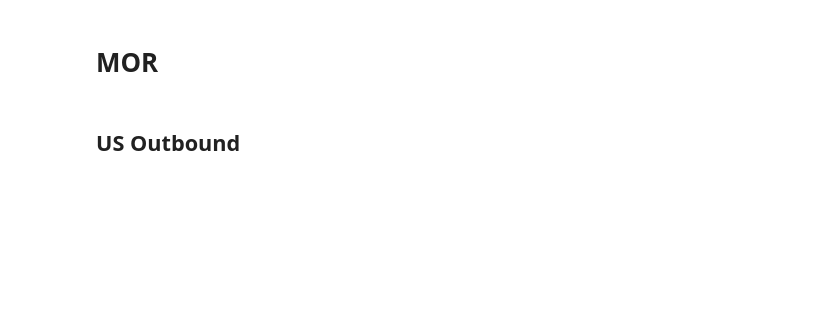
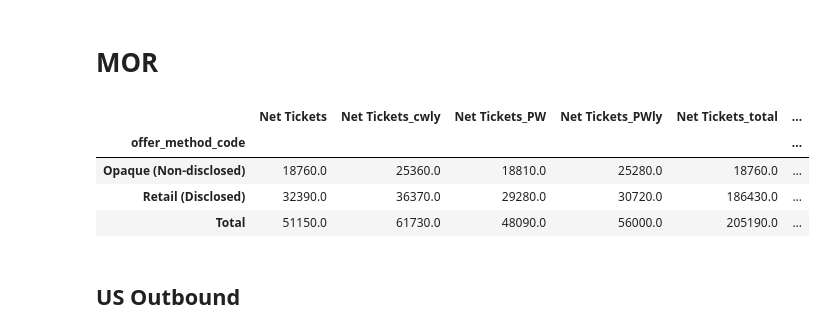
Before and after one commit to shiyunye/Flight-Weekly-Note, a Jupyter notebook: code/weeklynote_used.ipynb, the cells around one changed output. Cells and saved outputs as stored; diff of their text form; code cells hidden in the pictures; blank space fills up the shorter version.

```diff
--- a/code/weeklynote_used.ipynb
+++ b/code/weeklynote_used.ipynb
@@ -295,33 +278,40 @@ df_source
 df_mor= pd.DataFrame()
 df_mor['Net Tickets'] = df_pricelince[(df_pricelince['wk_ending'] == end_date)& ((df_pricelince['merchant_of_record'] == 'VCC')|(df_pricelince['merchant_of_record'] == 'PCLN'))].groupby(['offer_method_code'])['net_tkts_cy'].sum().round(-1).astype(int)
 df_mor['Net Tickets_cwly'] = df_pricelince[(df_pricelince['wk_ending'] == end_date)& ((df_pricelince['merchant_of_record'] == 'VCC')|(df_pricelince['merchant_of_record'] == 'PCLN'))].groupby(['offer_method_code'])['net_tkts_ly'].sum().round(-1).astype(int)
 df_mor['Net Tickets_PW'] = df_pricelince[(df_pricelince['wk_ending'] == pp_end_date)& ((df_pricelince['merchant_of_record'] == 'VCC')|(df_pricelince['merchant_of_record'] == 'PCLN'))].groupby(['offer_method_code'])['net_tkts_cy'].sum().round(-1).astype(int)
 df_mor['Net Tickets_PWly'] = df_pricelince[(df_pricelince['wk_ending'] == pp_end_date)& ((df_pricelince['merchant_of_record'] == 'VCC')|(df_pricelince['merchant_of_record'] == 'PCLN'))].groupby(['offer_method_code'])['net_tkts_ly'].sum().round(-1).astype(int)
 
 
 # Calculate YoY and YoY PW
 df_mor.loc['Total','Net Tickets':'Net Tickets_PWly']=[df_mor['Net Tickets'].sum(),df_mor['Net Tickets_cwly'].sum(),df_mor['Net Tickets_PW'].sum(), df_mor['Net Tickets_PWly'].sum()]
 
 
 # Create df_mor_1
 df_mor_1= pd.DataFrame()
 df_mor_1['Net Tickets'] = df_pricelince[(df_pricelince['wk_ending'] == end_date)].groupby(['offer_method_code'])['net_tkts_cy'].sum().round(-1).astype(int)
 df_mor_1['Net Tickets_cwly'] = df_pricelince[(df_pricelince['wk_ending'] == end_date)].groupby(['offer_method_code'])['net_tkts_ly'].sum().round(-1).astype(int)
 df_mor_1['Net Tickets_PW'] = df_pricelince[(df_pricelince['wk_ending'] == pp_end_date)].groupby(['offer_method_code'])['net_tkts_cy'].sum().round(-1).astype(int)
 df_mor_1['Net Tickets_PWly'] = df_pricelince[(df_pricelince['wk_ending'] == pp_end_date)].groupby(['offer_method_code'])['net_tkts_ly'].sum().round(-1).astype(int)
 # Calculate YoY and YoY PW
 df_mor_1.loc['Total','Net Tickets':'Net Tickets_PWly']=[df_mor_1['Net Tickets'].sum(),df_mor_1['Net Tickets_cwly'].sum(),df_mor_1['Net Tickets_PW'].sum(), df_mor_1['Net Tickets_PWly'].sum()]
 
 df_mor = pd.concat([df_mor,df_mor_1.add_suffix('_total')], axis=1)
 
 
 actual_cy=(df_mor['Net Tickets']/df_mor['Net Tickets_total'])
 actual_ly=(df_mor['Net Tickets_cwly']/df_mor['Net Tickets_cwly_total'])
 actual_pw=(df_mor['Net Tickets_PW']/df_mor['Net Tickets_PW_total'])
 actual_pwly=(df_mor['Net Tickets_PWly']/df_mor['Net Tickets_PWly_total'])
 df_mor['Actual']=format_percentage(actual_cy*100)
 df_mor['YoY']=format_percentage(((actual_cy/actual_ly)-1)*100)
 df_mor['YoY_PW']=format_percentage(((actual_pw/actual_pwly)-1)*100)
+df_mor
+# %% [output]
+|  | Net Tickets | Net Tickets_cwly | Net Tickets_PW | Net Tickets_PWly | Net Tickets_total | ... |
+| offer_method_code |  |  |  |  |  | ... |
+| Opaque (Non-disclosed) | 18760.0 | 25360.0 | 18810.0 | 25280.0 | 18760.0 | ... |
+| Retail (Disclosed) | 32390.0 | 36370.0 | 29280.0 | 30720.0 | 186430.0 | ... |
+| Total | 51150.0 | 61730.0 | 48090.0 | 56000.0 | 205190.0 | ... |
 # %% [markdown]
 ##  US Outbound
 # %%
```
Also changed, not shown: parts of 32 cells of this notebook, 11 other files.
